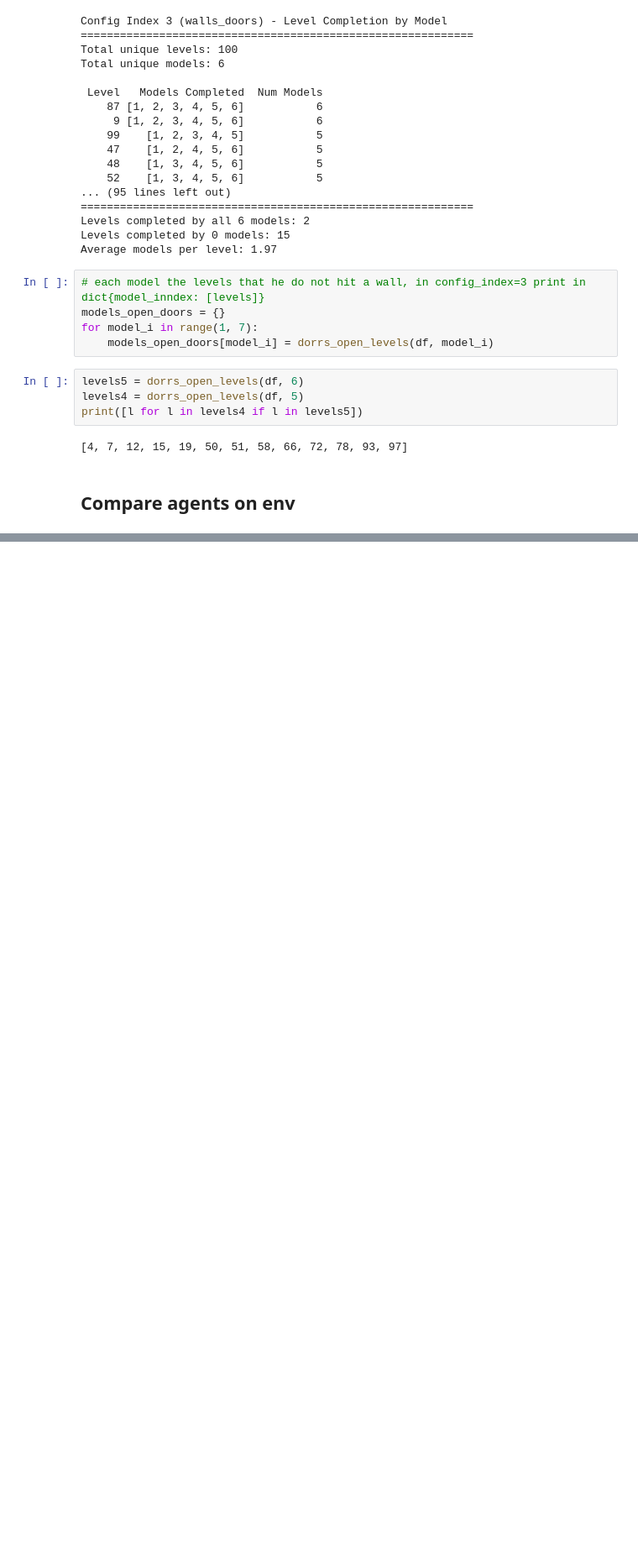
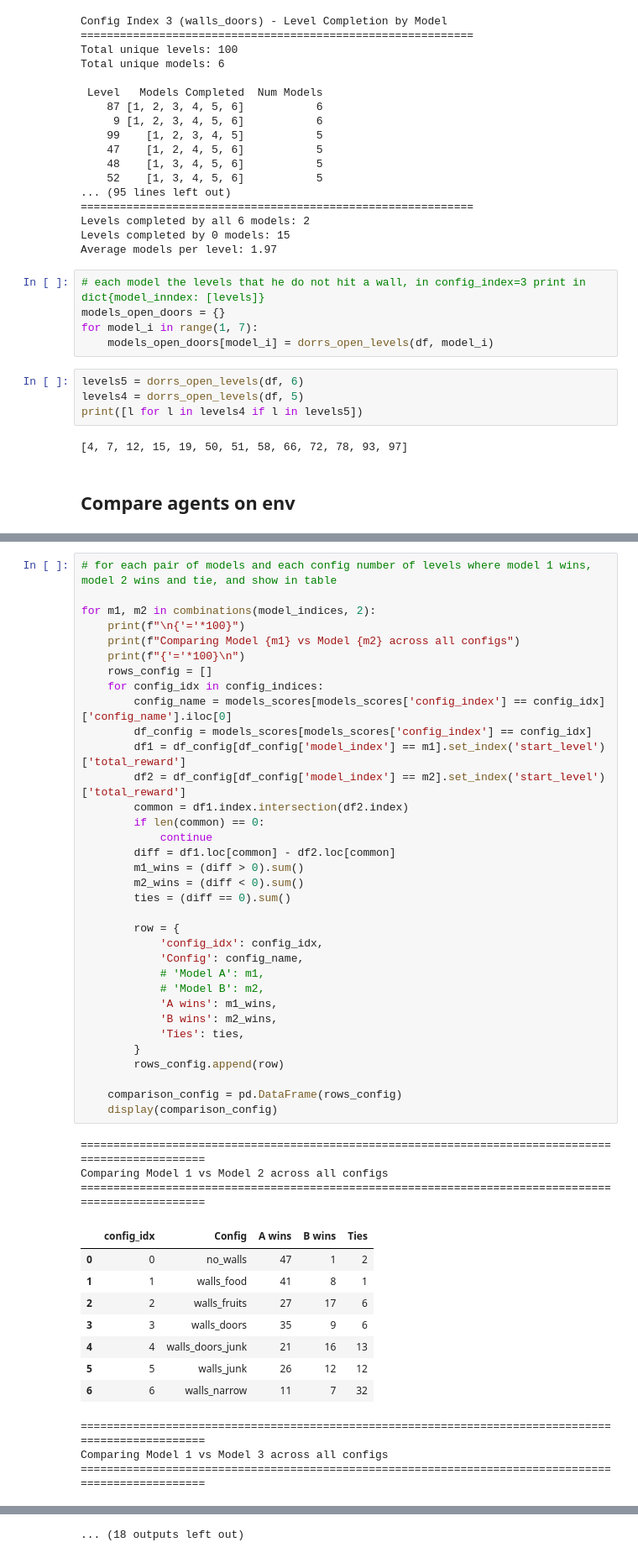
Before and after one commit to matansol/dpu_fruitbot, a Jupyter notebook: evaluate_agents.ipynb, the cells around one changed output, grey strips where cells are left out. Shown at 84% size. Cells and saved outputs as stored; diff of their text form; blank space fills up the shorter version.

```diff
--- a/evaluate_agents.ipynb
+++ b/evaluate_agents.ipynb
@@ -1201,0 +1243,49 @@ Model 1 doors opened: 0
+# %%
+# for each pair of models and each config number of levels where model 1 wins, model 2 wins and tie, and show in table
+
+for m1, m2 in combinations(model_indices, 2):
+    print(f"\n{'='*100}")
+    print(f"Comparing Model {m1} vs Model {m2} across all configs")
+    print(f"{'='*100}\n")
+    rows_config = []
+    for config_idx in config_indices:
+        config_name = models_scores[models_scores['config_index'] == config_idx]['config_name'].iloc[0]
+        df_config = models_scores[models_scores['config_index'] == config_idx]
+        df1 = df_config[df_config['model_index'] == m1].set_index('start_level')['total_reward']
+        df2 = df_config[df_config['model_index'] == m2].set_index('start_level')['total_reward']
+        common = df1.index.intersection(df2.index)
+        if len(common) == 0:
+            continue
+        diff = df1.loc[common] - df2.loc[common]
+        m1_wins = (diff > 0).sum()
+        m2_wins = (diff < 0).sum()
+        ties = (diff == 0).sum()
+
+        row = {
+            'config_idx': config_idx,
+            'Config': config_name,
+            # 'Model A': m1,
+            # 'Model B': m2,
+            'A wins': m1_wins,
+            'B wins': m2_wins,
+            'Ties': ties,
+        }
+        rows_config.append(row)
+
+    comparison_config = pd.DataFrame(rows_config)
+    display(comparison_config)
+# %% [output]
+====================================================================================================
+Comparing Model 1 vs Model 2 across all configs
+====================================================================================================
+|  | config_idx | Config | A wins | B wins | Ties |
+| 0 | 0 | no_walls | 47 | 1 | 2 |
+| 1 | 1 | walls_food | 41 | 8 | 1 |
+| 2 | 2 | walls_fruits | 27 | 17 | 6 |
+| 3 | 3 | walls_doors | 35 | 9 | 6 |
+| 4 | 4 | walls_doors_junk | 21 | 16 | 13 |
+| 5 | 5 | walls_junk | 26 | 12 | 12 |
+| 6 | 6 | walls_narrow | 11 | 7 | 32 |
+====================================================================================================
+Comparing Model 1 vs Model 3 across all configs
+====================================================================================================
@@ -1201,0 +1344 @@ Model 1 doors opened: 0
+... (18 outputs left out)
```
Also changed, not shown: parts of 19 cells of this notebook, 13 other files.
